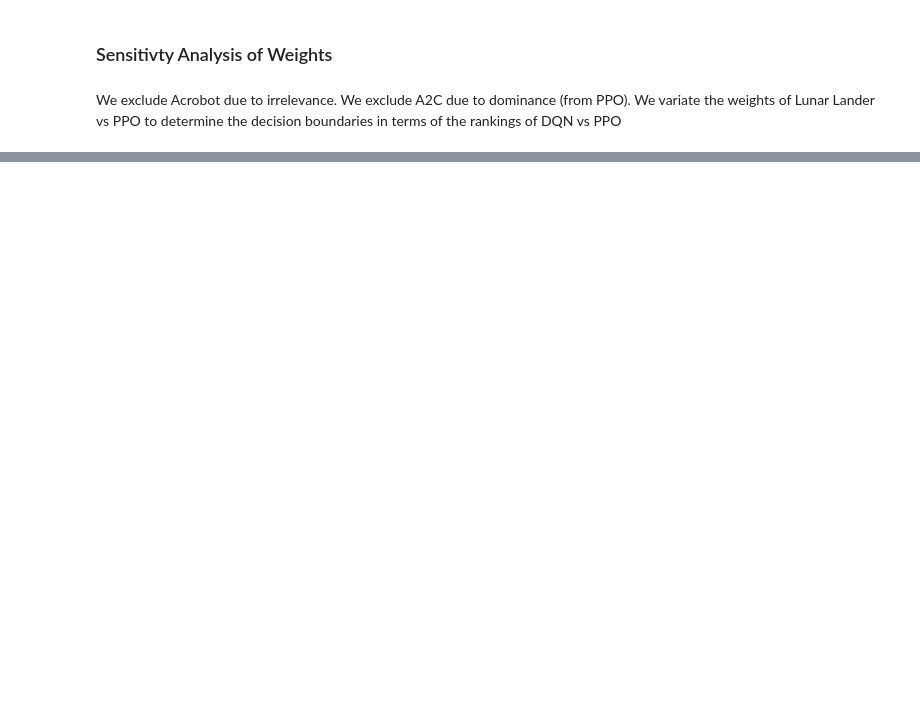
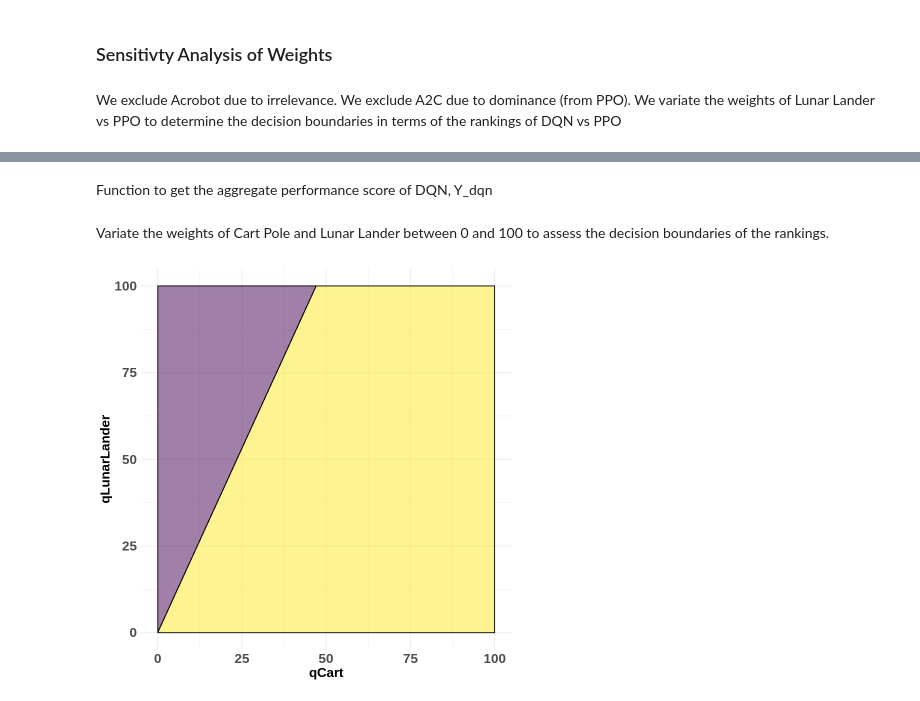
Before and after one commit to marlEvalDissertation/marlEvalDiss, a Jupyter notebook: Results_Analysis.ipynb, the cells around one changed output, grey strips where cells are left out. Cells and saved outputs as stored; diff of their text form; code cells hidden in the pictures; blank space fills up the shorter version.

```diff
--- a/Results_Analysis.ipynb
+++ b/Results_Analysis.ipynb
@@ -217,0 +246,2 @@ We exclude Acrobot due to irrelevance. We exclude A2C due to dominance (from PPO
+# %% [markdown]
+Function to get the aggregate performance score of DQN, Y_dqn
@@ -217,0 +274,29 @@ We exclude Acrobot due to irrelevance. We exclude A2C due to dominance (from PPO
+# %% [markdown]
+Variate the weights of Cart Pole and Lunar Lander between 0 and 100 to assess the decision boundaries of the rankings.
+# %%
+outcomeDifference <- function(qCart, qLula)
+{
+  d = Y_ppo(qCart=qCart,qLula=qLula)-Y_dqn(qCart = qCart,qLula = qLula)
+  return(d)
+}
+# %%
+# Generate data for qCart and qLunarLander
+library(ggplot2)
+
+qCart <- seq(0.01, 100, length.out = 1000)
+qLunarLander <- seq(0.01, 100, length.out = 1000)
+grid <- expand.grid(qCart = qCart, qLunarLander = qLunarLander)
+
+# Calculate y for each combination of qCart and qLunarLander
+grid$y <- outcomeDifference(grid$qCart, grid$qLunarLander)
+
+# Create the plot
+ggplot(grid, aes(x = qCart, y = qLunarLander)) +
+  geom_contour_filled(aes(z = y),breaks=c(-Inf, 0, Inf), color = "black", alpha = 0.5, show.legend = FALSE) + # Solid shaded regions
+  geom_contour(aes(z = y), breaks = 0, color = "black", linetype = "dashed") + # Add contour line for y=0
+  theme_minimal() +
+  theme(axis.text = element_text(size = 16, face = "bold"),
+    axis.title = element_text(size = 16, face = "bold"))+
+  labs(x = "qCart", y = "qLunarLander")
+# %% [output]
+[figure, added]
```
Also changed, not shown: parts of 4 cells of this notebook.
